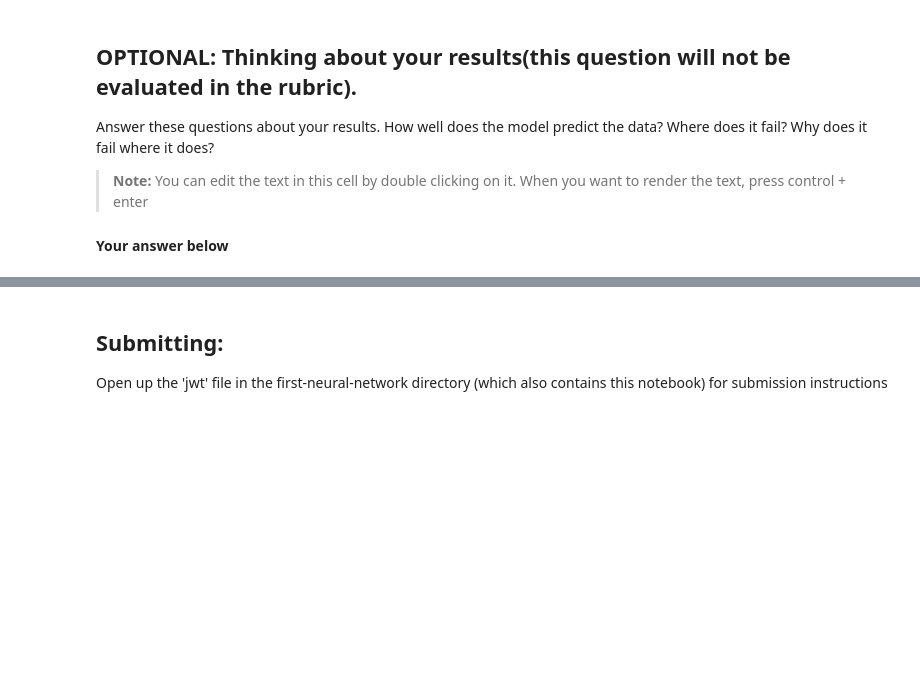
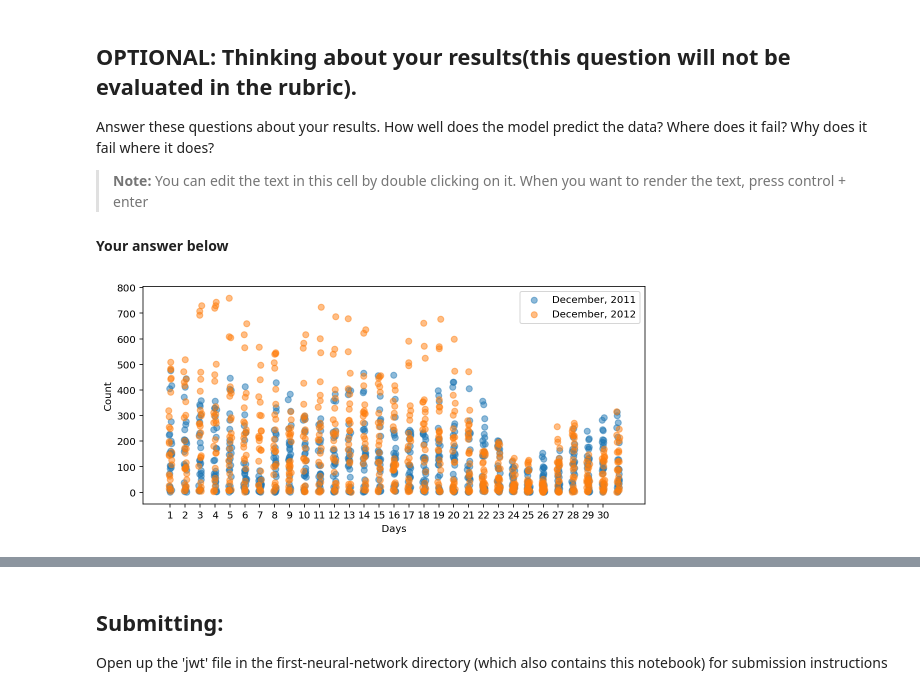
Before and after one commit to tmargary/udacity_deep_learning, a Jupyter notebook: 10. first-neural-network/Your_first_neural_network.ipynb, the cells around one changed output, grey strips where cells are left out. Saved outputs shown, nothing was run; the diff lists cells and outputs as text; code cells hidden in the pictures; blank space fills up the shorter version.

```diff
--- a/10. first-neural-network/Your_first_neural_network.ipynb
+++ b/10. first-neural-network/Your_first_neural_network.ipynb
@@ -290,3 +276,23 @@ Answer these questions about your results. How well does the model predict the d
 > **Note:** You can edit the text in this cell by double clicking on it. When you want to render the text, press control + enter
 
 #### Your answer below
+# %%
+import seaborn as sb
+data_2011 = data[data['dteday'] >= '2011-12-01'][data['dteday'] <= '2011-12-31']
+data_2011['dteday'] = pd.to_datetime(data_2011.dteday, format='%Y-%m-%d')
+data_2011['dteday'] = data_2011['dteday'].dt.day
+
+data_2012 = data[data['dteday'] >= '2012-12-01'][data['dteday'] <= '2012-12-31']
+data_2012['dteday'] = pd.to_datetime(data_2012.dteday, format='%Y-%m-%d')
+data_2012['dteday'] = data_2012['dteday'].dt.day
+
+fig, ax = plt.subplots(figsize=(9,4))
+sb.regplot(data=data_2011, x='dteday', y='cnt', truncate=False, x_jitter=0.1, scatter_kws={'alpha':1/2}, fit_reg=False)
+sb.regplot(data=data_2012, x='dteday', y='cnt', truncate=False, x_jitter=0.1, scatter_kws={'alpha':1/2}, fit_reg=False)
+ax.legend(['December, 2011', 'December, 2012'])
+plt.xlabel('Days')
+plt.ylabel('Count')
+ax.set_xticks(np.arange(31)[1:32])
+plt.show()
+# %% [output]
+[figure, added]
```
Also changed, not shown: parts of 5 cells of this notebook, 6 other files.
